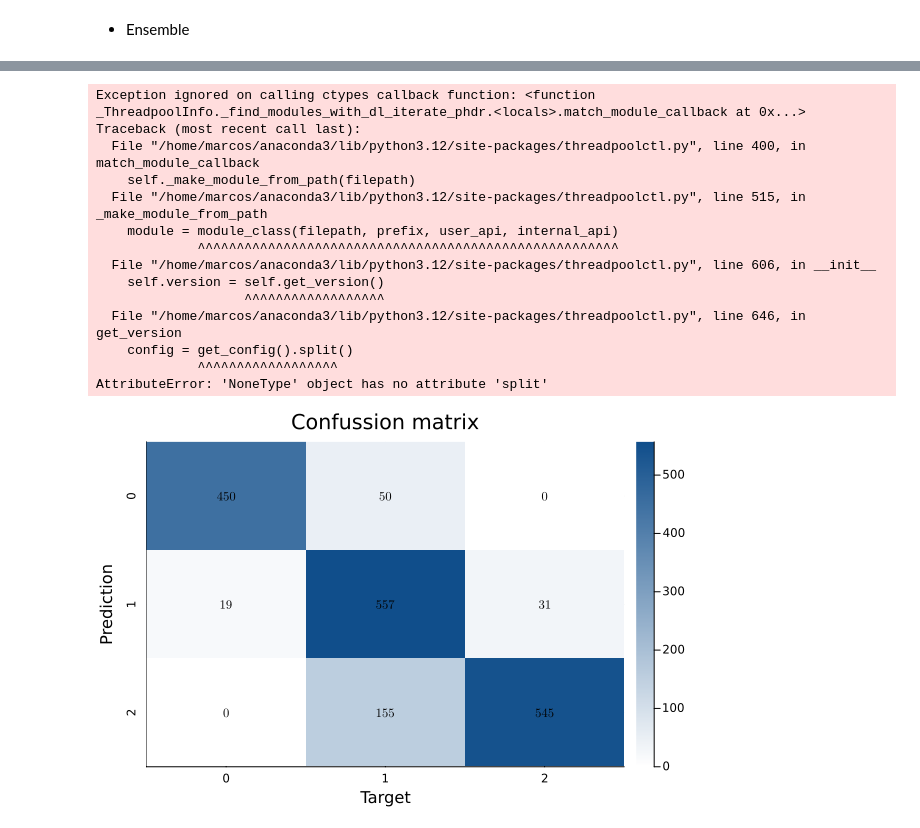
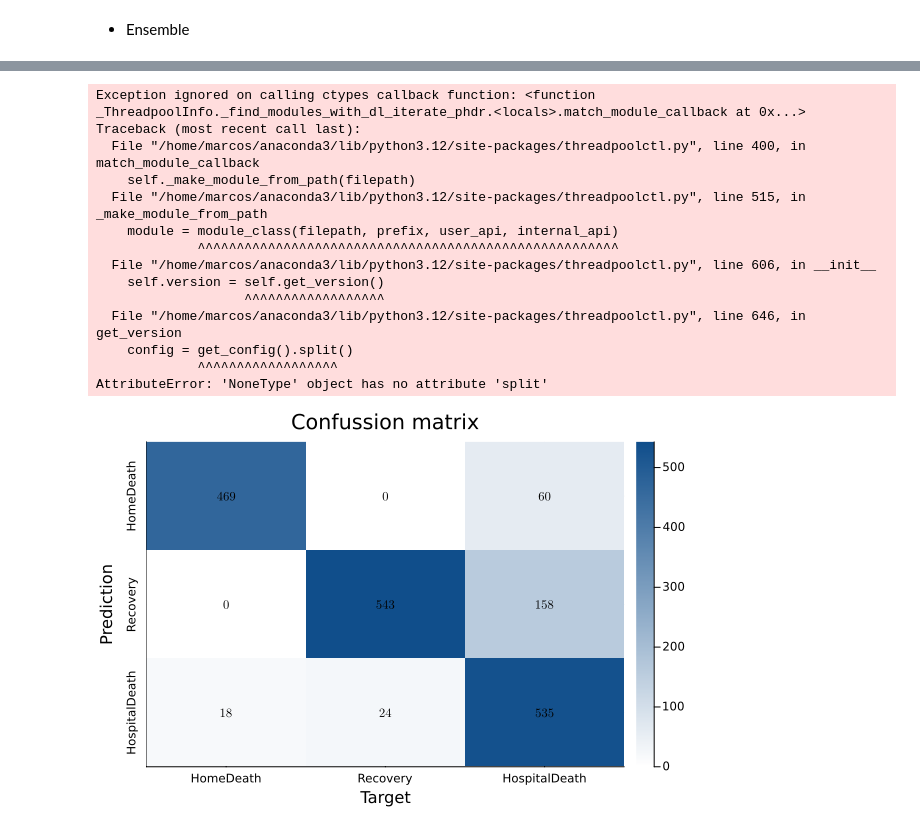
Before and after one commit to blasaraujo14/projectA_ML1, a Jupyter notebook: projectA_multiclass.ipynb, the cells around one changed output, grey strips where cells are left out. Drawn from its saved outputs; the diff is of its cells as text; code cells hidden in the pictures.

```diff
--- a/projectA_multiclass.ipynb
+++ b/projectA_multiclass.ipynb
@@ -182,7 +250,8 @@ Dict("maxDepth" => 8)
 # %% [markdown]
 - KNN
 # %%
-KNNparams = [Dict("k" => 3), Dict("k" => 6), Dict("k" => 12)]
+KNNparams = [Dict("k" => 3), Dict("k" => 6), Dict("k" => 12),
+            Dict("k" => 24), Dict("k" => 48), Dict("k" => 96)]
 
 models = [(:KNN, KNNparams)];
 
@@ -239,9 +313,9 @@ displayConfMat(confMat, classes)
 # An ANN flux model cannot be included in a Scikit ensemble due to PyCall wrapping issues
 estimators = [:KNN, :DTree, :SVM]
 params = []
-DTreeParams = Dict("maxDepth" => 8)
-KNNparams = Dict("k" => 6)
-SVMparams = Dict("kernel" => "rbf", "degree" => 3, "gamma" => 2, "C" => 1)
+DTreeParams = Dict("maxDepth" => 4)
+KNNparams = Dict("k" => 48)
+SVMparams = Dict("C" => 1, "kernel" => "linear", "gamma" => "scale", "degree" => 0)
 
 
 params = Vector{Dict}([KNNparams, DTreeParams, SVMparams])
@@ -280,32 +354,34 @@ train = (trainInputs, trainTargets); test = (testInputs, testTargets);
 
 ensemble = fitEnsemble(train, estimators, params)
 
 classes = unique(trainTargets)
 matAndMetrics = confusionMatrix(predict(ensemble, testInputs), testTargets; weighted=true)
 confMat = matAndMetrics[8]
 
 function displayConfMat(confMat, classes)
     (n,m) = size(confMat)
     heatmap(confMat, fc=cgrad([:white,:dodgerblue4]), xticks=(1:m,classes), yrot=90, yticks=(1:m,classes),
             title="Confussion matrix", xlabel="Target", ylabel="Prediction", yflip=true)
     # add number of coincidences in each cell
     annotate!([(j, i, text(round(confMat[i,j]), 8,"Computer Modern",:black)) for i in 1:n for j in 1:m])
 end
 
-displayConfMat(confMat, classes)
+class_map = Dict(0 => "Recovery", 1 => "HomeDeath", 2 => "HospitalDeath")
+classNames = [class_map[class] for class in classes]
+displayConfMat(confMat, classNames)
 # %% [output]
 Exception ignored on calling ctypes callback function: <function _ThreadpoolInfo._find_modules_with_dl_iterate_phdr.<locals>.match_module_callback at 0x...>
 Traceback (most recent call last):
   File "/home/marcos/anaconda3/lib/python3.12/site-packages/threadpoolctl.py", line 400, in match_module_callback
     self._make_module_from_path(filepath)
   File "/home/marcos/anaconda3/lib/python3.12/site-packages/threadpoolctl.py", line 515, in _make_module_from_path
     module = module_class(filepath, prefix, user_api, internal_api)
              ^^^^^^^^^^^^^^^^^^^^^^^^^^^^^^^^^^^^^^^^^^^^^^^^^^^^^^
   File "/home/marcos/anaconda3/lib/python3.12/site-packages/threadpoolctl.py", line 606, in __init__
     self.version = self.get_version()
                    ^^^^^^^^^^^^^^^^^^
   File "/home/marcos/anaconda3/lib/python3.12/site-packages/threadpoolctl.py", line 646, in get_version
     config = get_config().split()
              ^^^^^^^^^^^^^^^^^^
 AttributeError: 'NoneType' object has no attribute 'split'
-[figure, old version]
+[figure, new version]
```
Also changed, not shown: parts of 9 cells of this notebook.
